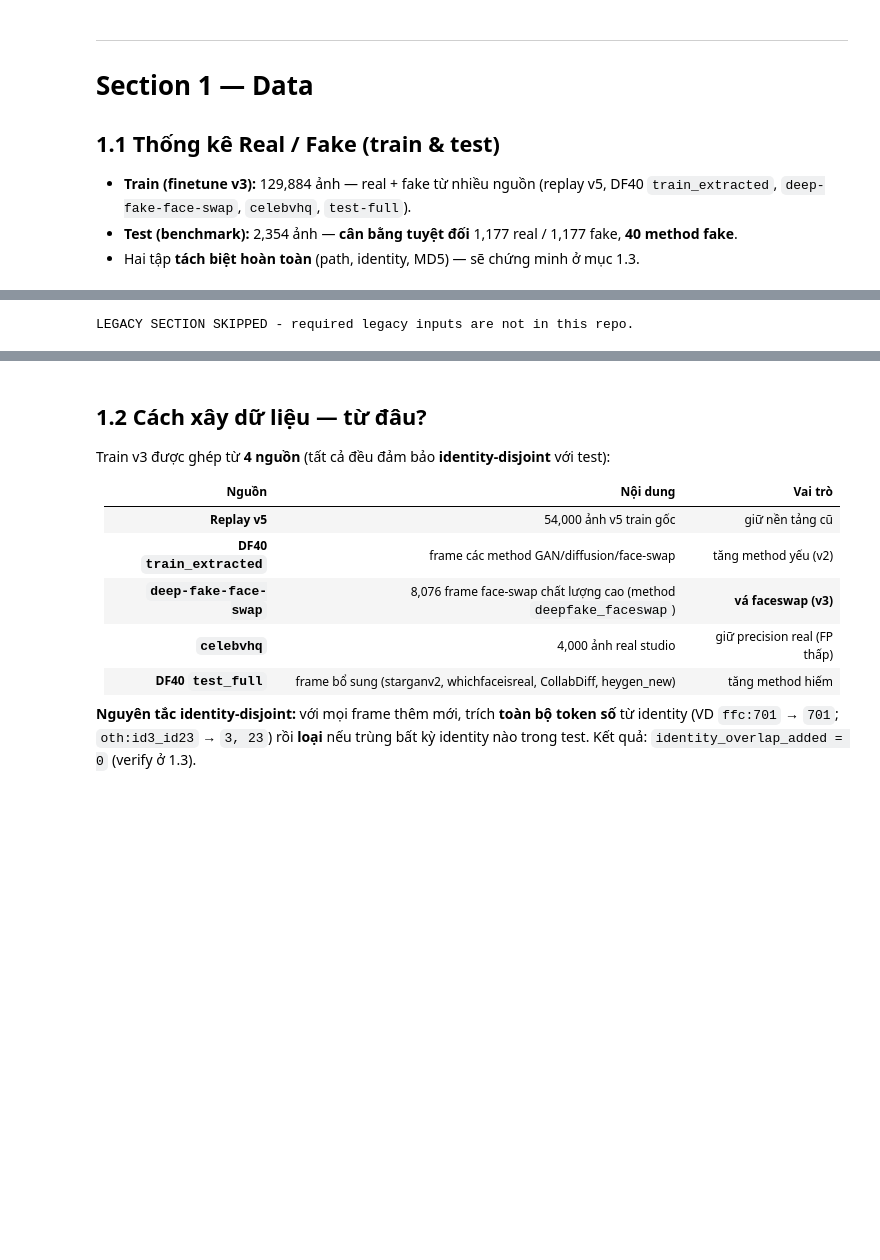
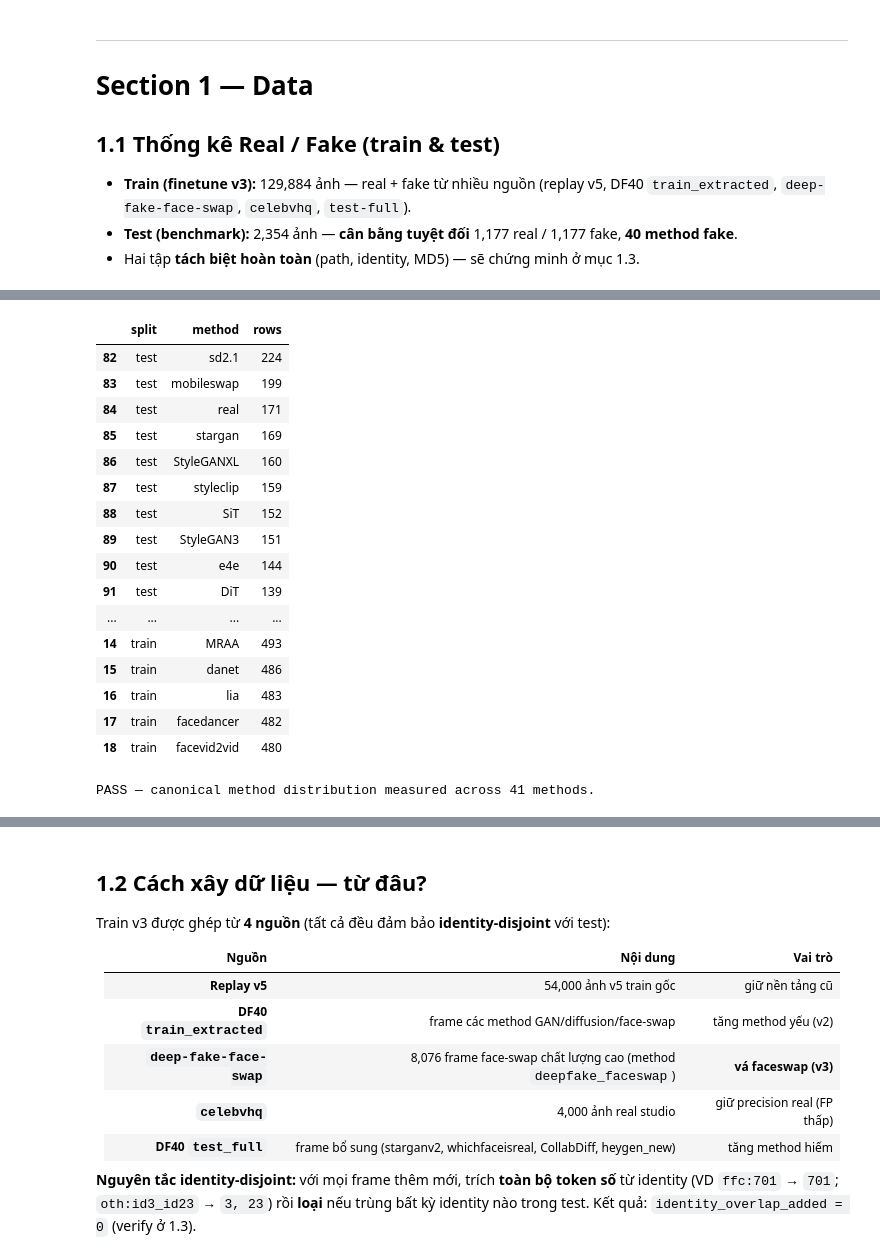
Before and after one commit to QuangManhAI/deepfake-ViT, a Jupyter notebook: notebooks/courseWorkCheck.ipynb, the cells around one changed output, grey strips where cells are left out. Cells and saved outputs as stored; diff of their text form; code cells hidden in the pictures; blank space fills up the shorter version.

```diff
--- a/notebooks/courseWorkCheck.ipynb
+++ b/notebooks/courseWorkCheck.ipynb
@@ -148,22 +219,31 @@ LEGACY SECTION SKIPPED - required legacy inputs are not in this repo.
 # %%
-# --- LEGACY SECTION (v5_weakfix corpus / external benchmark) -----------
-# Preserved verbatim. Runs only when the legacy inputs are present.
-if not LEGACY_DATA_AVAILABLE:
-    print('LEGACY SECTION SKIPPED - required legacy inputs are not in this repo.')
-else:
-    # ---- số method ----
-    tr_method = Counter(x["method"] for x in train)
-    te_method = Counter(x["method"] for x in test)
-    print(f"Số method trong train: {len(tr_method)} | trong test: {len(te_method)}")
-    fake_tr_methods = sum(1 for m, c in tr_method.items() if not any(s in m for s in [" Real"]))
-    print(f"→ Train có ~{fake_tr_methods} method fake + các nhóm real")
-
-    # Bảng per-method (test) + count train
-    allm = sorted(set(tr_method) | set(te_method), key=lambda m: -max(tr_method.get(m, 0), te_method.get(m, 0)))
-    print(f"\n{'method':<28}{'train':>9}{'test':>7}")
-    for m in allm:
-        print(f"{m:<28}{tr_method.get(m,0):>9,}{te_method.get(m,0):>7}")
-    print(f"{'TỔNG':<28}{sum(tr_method.values()):>9,}{sum(te_method.values()):>7}")
+# CURRENT CANONICAL SECTION: method distribution from protocol manifests.
+method_counts = []
+for split, frame in canonical_splits.items():
+    counts = frame["method"].value_counts().rename_axis("method").reset_index(name="rows")
+    counts.insert(0, "split", split)
+    method_counts.append(counts)
+method_counts = pd.concat(method_counts, ignore_index=True)
+display(method_counts.sort_values(["split", "rows"], ascending=[True, False]).head(60))
+assert not method_counts.empty
+print(f"PASS — canonical method distribution measured across {method_counts['method'].nunique()} methods.")
 # %% [output]
+|  | split | method | rows |
+| 82 | test | sd2.1 | 224 |
+| 83 | test | mobileswap | 199 |
+| 84 | test | real | 171 |
+| 85 | test | stargan | 169 |
+| 86 | test | StyleGANXL | 160 |
+| 87 | test | styleclip | 159 |
+| 88 | test | SiT | 152 |
+| 89 | test | StyleGAN3 | 151 |
+| 90 | test | e4e | 144 |
+| 91 | test | DiT | 139 |
+| ... | ... | ... | ... |
+| 14 | train | MRAA | 493 |
+| 15 | train | danet | 486 |
+| 16 | train | lia | 483 |
+| 17 | train | facedancer | 482 |
+| 18 | train | facevid2vid | 480 |
-LEGACY SECTION SKIPPED - required legacy inputs are not in this repo.
+PASS — canonical method distribution measured across 41 methods.
 # %%
```
Also changed, not shown: parts of 19 cells of this notebook, 5 other files.
